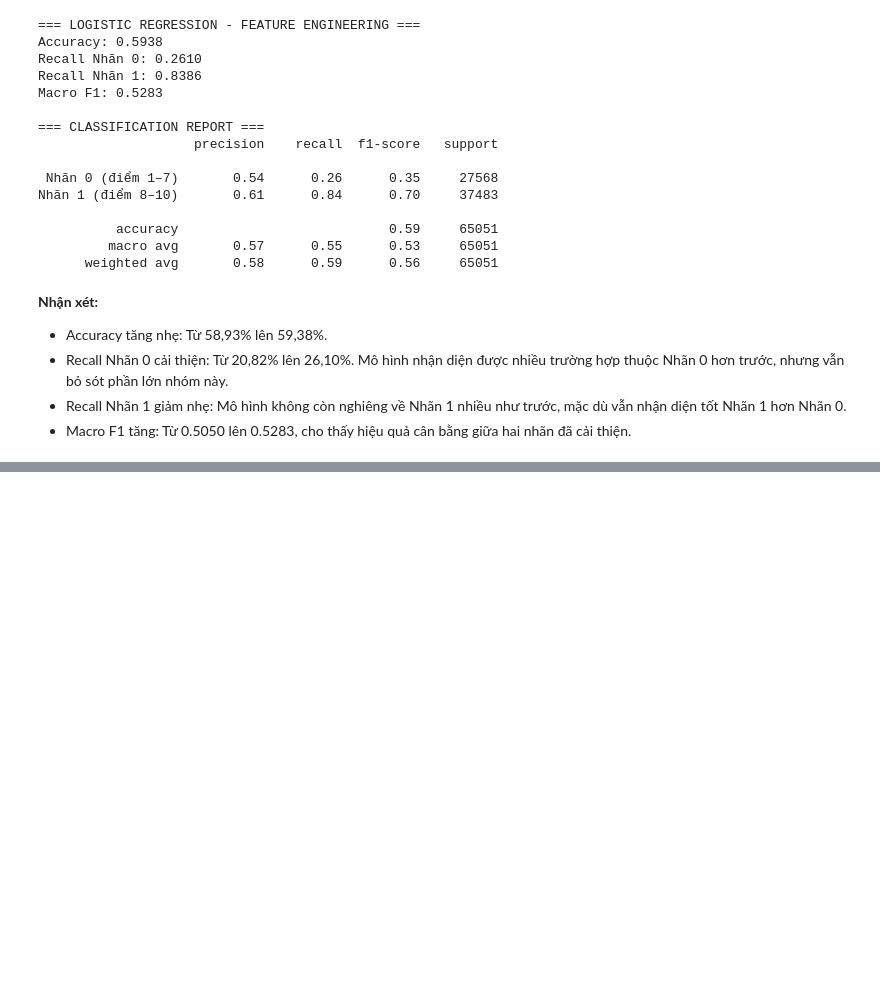
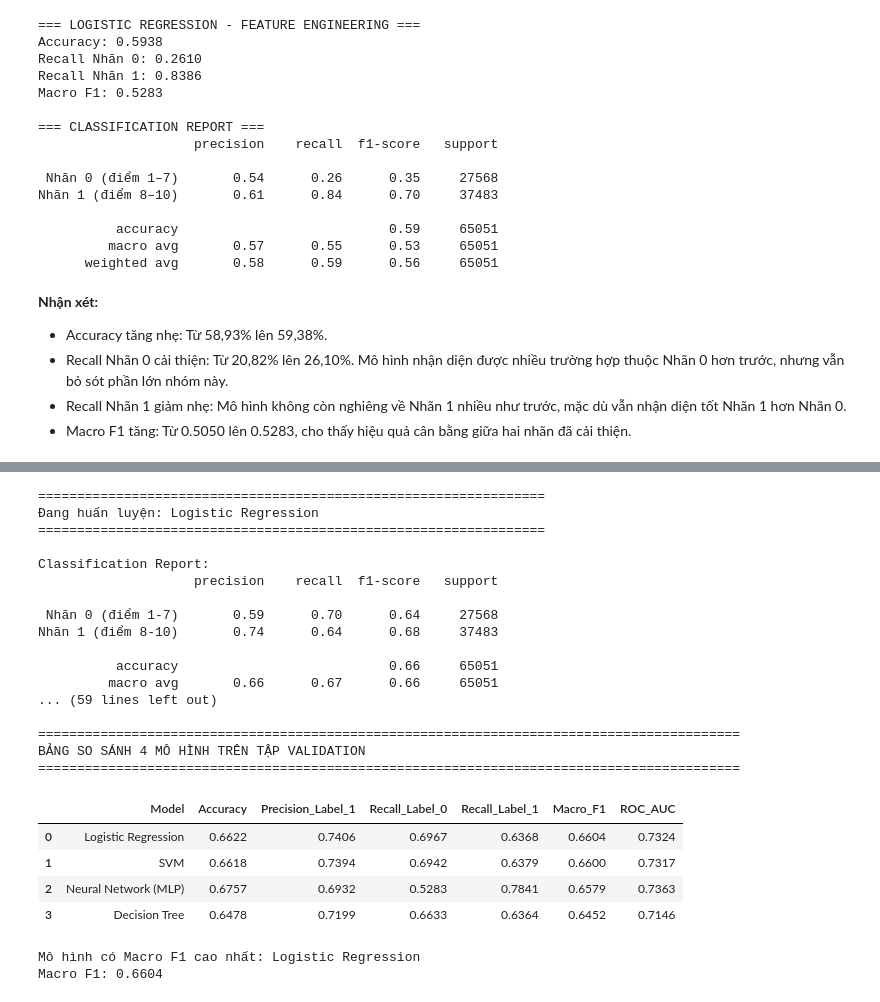
Before and after one commit to Bluenip/Data_analyst_python_midterm_project, a Jupyter notebook: mid_term_code copy.ipynb, the cells around one changed output, grey strips where cells are left out. Drawn from its saved outputs; the diff is of its cells as text; code cells hidden in the pictures; blank space fills up the shorter version.

```diff
--- a/mid_term_code copy.ipynb
+++ b/mid_term_code copy.ipynb
@@ -1519,0 +1770,79 @@ Nhãn 1 (điểm 8–10)       0.61      0.84      0.70     37483
+# %%
+# HUẤN LUYỆN VÀ SO SÁNH 4 MÔ HÌNH PHÂN LOẠI
+models = {
+    "Logistic Regression": LogisticRegression(class_weight="balanced",max_iter=1000,random_state=42),
+    "Decision Tree": DecisionTreeClassifier(class_weight="balanced",max_depth=20,min_samples_leaf=50,random_state=42),
+    "SVM": LinearSVC(class_weight="balanced",max_iter=3000,random_state=42),
+    "Neural Network (MLP)": MLPClassifier(hidden_layer_sizes=(64, 32),activation="relu",solver="adam",alpha=0.001,batch_size=1024,learning_rate_init=0.001,max_iter=30,early_stopping=True,validation_fraction=0.1,n_iter_no_change=5,random_state=42)
+}
+results = []
+trained_models = {}
+for model_name, model in models.items():
+    print(f"\n{'=' * 65}")
+    print(f"Đang huấn luyện: {model_name}")
+    print("=" * 65)
+    # Tạo pipeline dùng chung bước tiền xử lý.
+    # preprocessor_te cần được định nghĩa từ phần tiền xử lý trước đó.
+    pipeline = Pipeline(steps=[("preprocessor", preprocessor_te),("model", model)])
+    # Huấn luyện bằng tập train.
+    pipeline.fit(X_train_te, y_train)
+    # Dự đoán nhãn trên tập validation.
+    y_pred = pipeline.predict(X_val_te)
+    # Tính xác suất hoặc điểm quyết định để tính ROC-AUC.
+    if hasattr(pipeline.named_steps["model"], "predict_proba"):y_score = pipeline.predict_proba(X_val_te)[:, 1]
+    else:y_score = pipeline.decision_function(X_val_te)
+    # Tính các chỉ số đánh giá.
+    accuracy = accuracy_score(y_val, y_pred)
+    precision = precision_score(y_val, y_pred, zero_division=0)
+    recall_0 = recall_score(y_val, y_pred, pos_label=0, zero_division=0)
+    recall_1 = recall_score(y_val, y_pred, pos_label=1, zero_division=0)
+    macro_f1 = f1_score(y_val, y_pred, average="macro", zero_division=0)
+    roc_auc = roc_auc_score(y_val, y_score)
+    # Lưu kết quả để tạo bảng so sánh.
+    results.append({"Model": model_name,"Accuracy": accuracy,"Precision_Label_1": precision,"Recall_Label_0": recall_0,"Recall_Label_1": recall_1,"Macro_F1": macro_f1,"ROC_AUC": roc_auc})
+    # Lưu mô hình đã huấn luyện để sử dụng ở bước sau.
+    trained_models[model_name] = pipeline
+    # In kết quả chi tiết của từng mô hình.
+    print("\nClassification Report:")
+    print(classification_report(y_val,y_pred,target_names=["Nhãn 0 (điểm 1-7)", "Nhãn 1 (điểm 8-10)"],zero_division=0))
+    print("Confusion Matrix:")
+    print(confusion_matrix(y_val, y_pred))
+# Tổng hợp kết quả thành bảng so sánh
+results_df = pd.DataFrame(results)
+# Sắp xếp theo Macro F1 giảm dần để so sánh khả năng
+# phân loại cân bằng giữa hai nhãn.
+results_df = results_df.sort_values(by="Macro_F1",ascending=False).reset_index(drop=True)
+print("\n" + "=" * 90)
+print("BẢNG SO SÁNH 4 MÔ HÌNH TRÊN TẬP VALIDATION")
+print("=" * 90)
+display(
+    results_df.style.format({"Accuracy": "{:.4f}","Precision_Label_1": "{:.4f}","Recall_Label_0": "{:.4f}","Recall_Label_1": "{:.4f}","Macro_F1": "{:.4f}","ROC_AUC": "{:.4f}"}))
+# Xác định mô hình có Macro F1 cao nhất
+best_model_name = results_df.loc[0, "Model"]
+print(f"\nMô hình có Macro F1 cao nhất: {best_model_name}")
+print(f"Macro F1: {results_df.loc[0, 'Macro_F1']:.4f}")
+# %% [output]
+=================================================================
+Đang huấn luyện: Logistic Regression
+=================================================================
+
+Classification Report:
+                    precision    recall  f1-score   support
+
+ Nhãn 0 (điểm 1-7)       0.59      0.70      0.64     27568
+Nhãn 1 (điểm 8-10)       0.74      0.64      0.68     37483
+
+          accuracy                           0.66     65051
+         macro avg       0.66      0.67      0.66     65051
+... (59 lines left out)
+
+==========================================================================================
+BẢNG SO SÁNH 4 MÔ HÌNH TRÊN TẬP VALIDATION
+==========================================================================================
+|  | Model | Accuracy | Precision_Label_1 | Recall_Label_0 | Recall_Label_1 | Macro_F1 | ROC_AUC |
+| 0 | Logistic Regression | 0.6622 | 0.7406 | 0.6967 | 0.6368 | 0.6604 | 0.7324 |
+| 1 | SVM | 0.6618 | 0.7394 | 0.6942 | 0.6379 | 0.6600 | 0.7317 |
+| 2 | Neural Network (MLP) | 0.6757 | 0.6932 | 0.5283 | 0.7841 | 0.6579 | 0.7363 |
+| 3 | Decision Tree | 0.6478 | 0.7199 | 0.6633 | 0.6364 | 0.6452 | 0.7146 |
+Mô hình có Macro F1 cao nhất: Logistic Regression
+Macro F1: 0.6604
```
Also changed, not shown: parts of 6 cells of this notebook.
